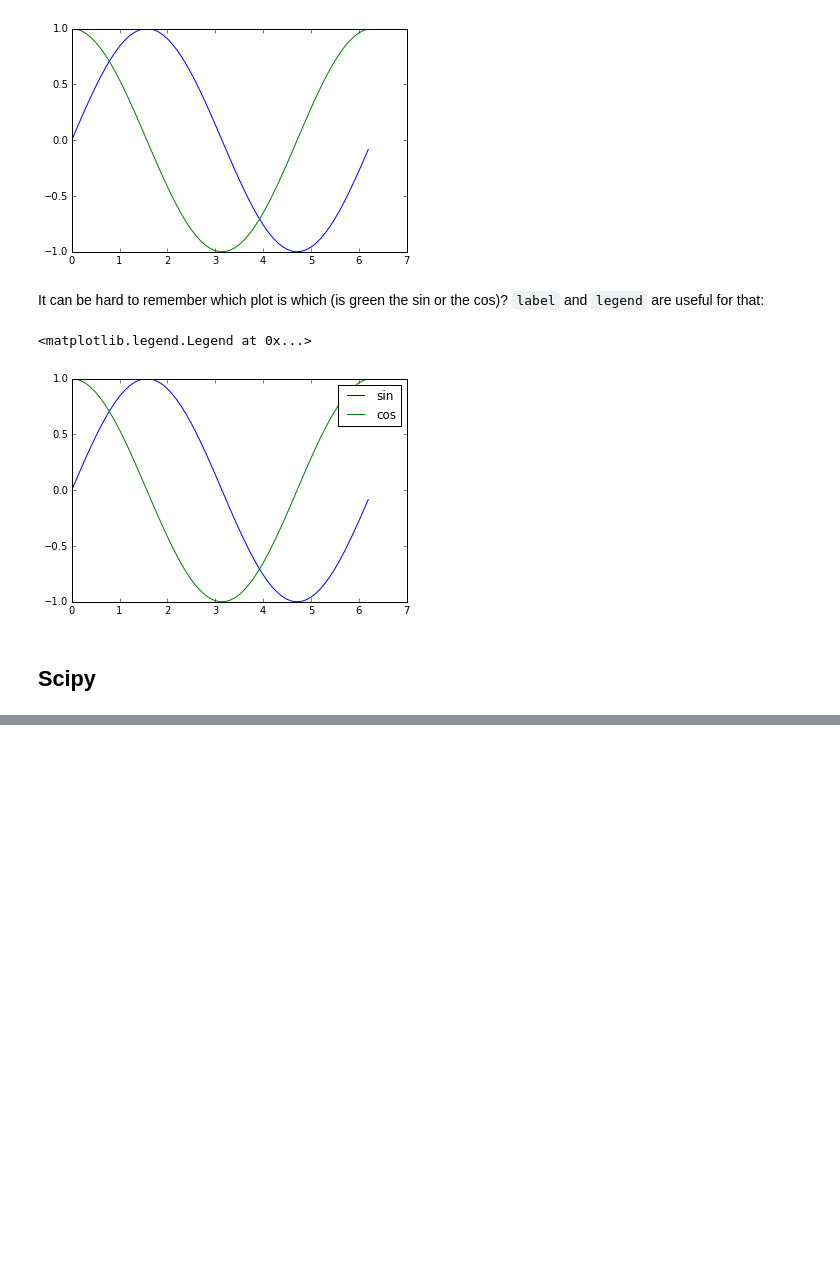
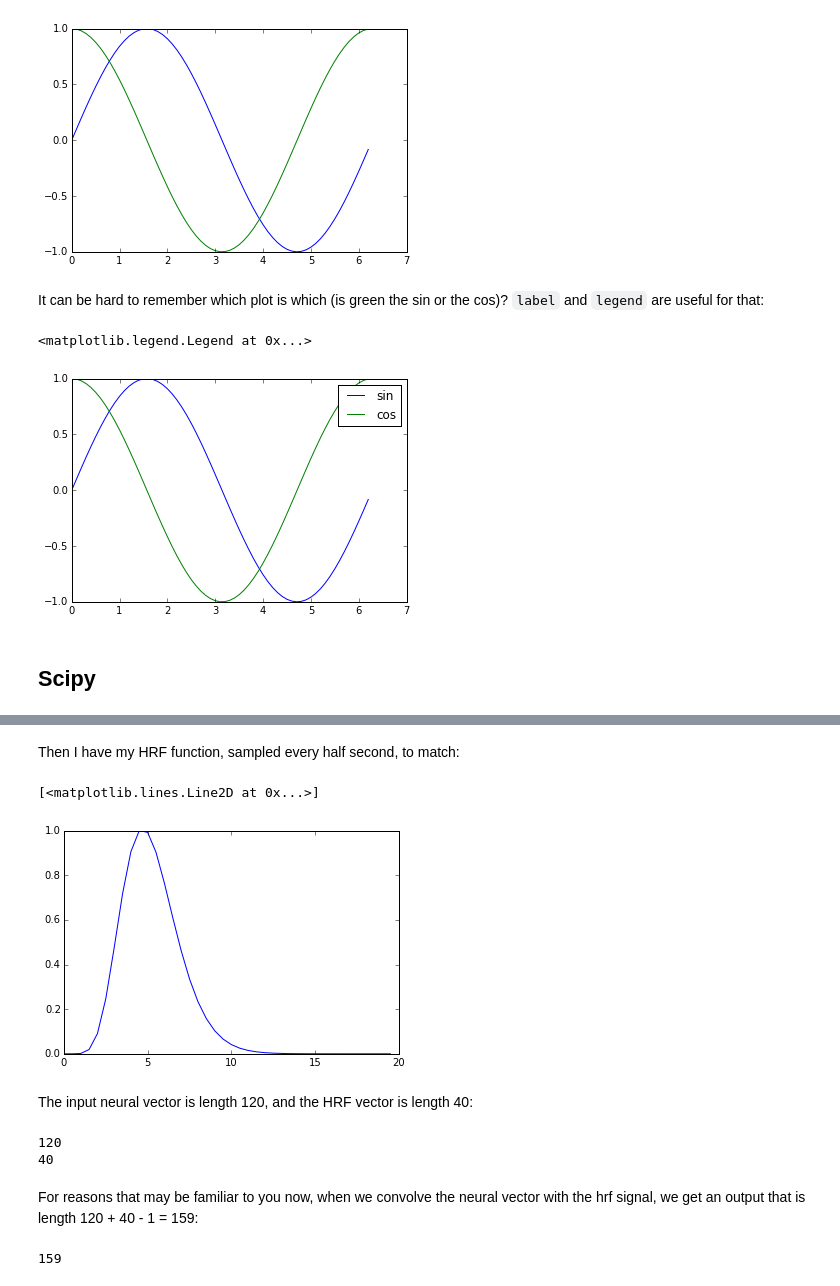
Before and after one commit to practical-neuroimaging/pna2015, a Jupyter notebook: day5/day5_introduction_full.ipynb, the cells around one changed output, grey strips where cells are left out. Drawn from its saved outputs; the diff is of its cells as text; code cells hidden in the pictures; blank space fills up the shorter version.

```diff
--- a/day5/day5_introduction_full.ipynb
+++ b/day5/day5_introduction_full.ipynb
@@ -155,0 +256,30 @@ scipy.stats.norm?
+# %% [markdown]
+Then I have my HRF function, sampled every half second, to match:
+# %%
+def hrf(t):
+    "A hemodynamic response function"
+    values = t ** 8.6 * np.exp(-t / 0.547)
+    # Scale max to 1
+    return values / np.max(values)
+
+hrf_times = np.arange(0, 20, 0.5)
+hrf_samples = hrf(hrf_times)
+plt.plot(hrf_times, hrf_samples)
+# %% [output]
+[<matplotlib.lines.Line2D at 0x...>]
+[figure, added]
+# %% [markdown]
+The input neural vector is length 120, and the HRF vector is length 40:
+# %%
+print(len(neural_vector))
+print(len(hrf_samples))
+# %% [output]
+120
+40
+# %% [markdown]
+For reasons that may be familiar to you now, when we convolve the neural vector with the hrf signal, we get an output that is length 120 + 40 - 1 = 159:
+# %%
+hemodynamic_prediction = np.convolve(neural_vector, hrf_samples)
+len(hemodynamic_prediction)
+# %% [output]
+159
```
Also changed, not shown: parts of 53 cells of this notebook, 2 other files.
